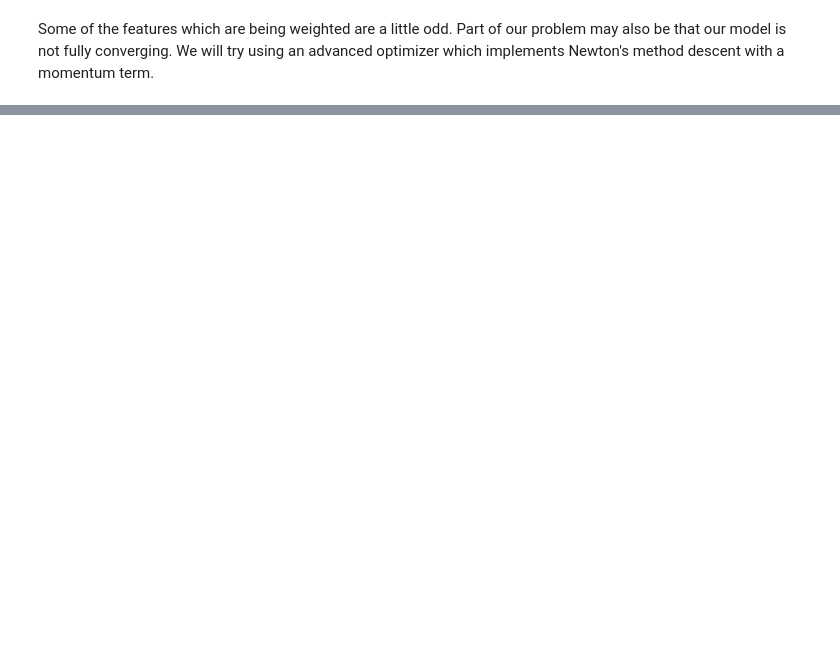
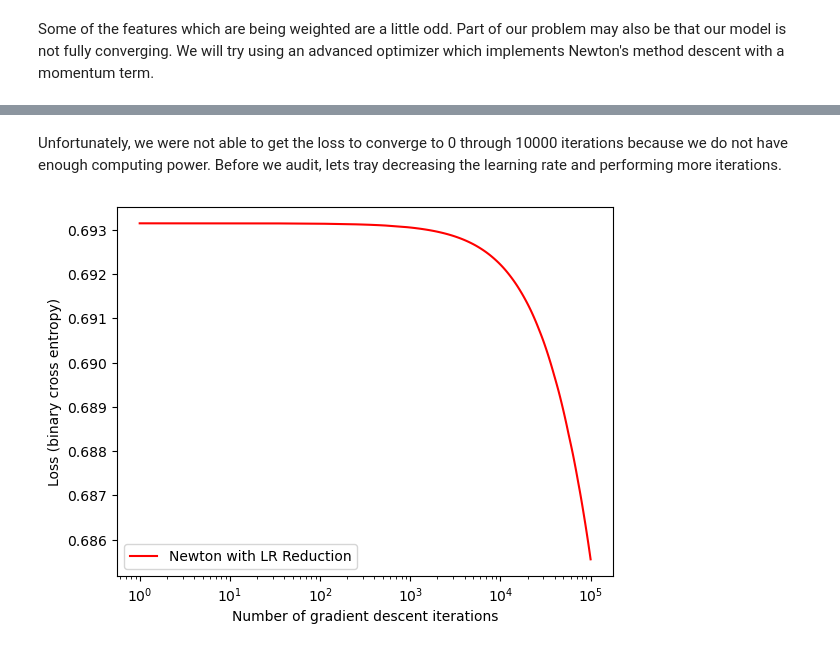
Before and after one commit to ctkatz/ML_project, a Jupyter notebook: ryan.ipynb, the cells around one changed output, grey strips where cells are left out. Saved outputs shown, nothing was run; the diff lists cells and outputs as text; code cells hidden in the pictures; blank space fills up the shorter version.

```diff
--- a/ryan.ipynb
+++ b/ryan.ipynb
@@ -458,0 +459,37 @@ plt.show()
+# %% [markdown]
+Unfortunately, we were not able to get the loss to converge to 0 through 10000 iterations because we do not have enough computing power. Before we audit, lets tray decreasing the learning rate and performing more iterations.
+# %%
+# Instantiate a new Model
+LR2 = LogisticRegression()
+opt2 = NewtonOptimizer(LR2)
+
+# for keeping track of loss values
+loss2_vec = []
+loss2 = 1
+
+# iterables
+max_iter = 100000
+iter = 0
+
+# training loop to iterate through optimization steps and avoid a false convergence
+while (loss2 > 1e-5 and iter < max_iter):
+
+    # Track loss values
+    loss2_vec.append(LR2.loss(X_train_clean_tensor, y_train_clean_tensor))
+
+    # Perform optimization step with a smaller alpha and a reasonable momentum term
+    opt2.step(X_train_clean_tensor, y_train_clean_tensor, .001, .9)
+
+    # update iterables
+    loss2 = LR2.loss(X_train_clean_tensor, y_train_clean_tensor)
+    iter += 1
+
+# Plot loss over iterations
+plt.plot(range(1, len(loss2_vec) + 1), loss2_vec, color = "red", label = "Newton with LR Reduction")
+plt.semilogx()
+plt.xlabel("Number of gradient descent iterations")
+plt.ylabel("Loss (binary cross entropy)")
+plt.legend()
+plt.show()
+# %% [output]
+[figure, added]
```
Also changed, not shown: parts of 13 cells of this notebook, 1 other file.
